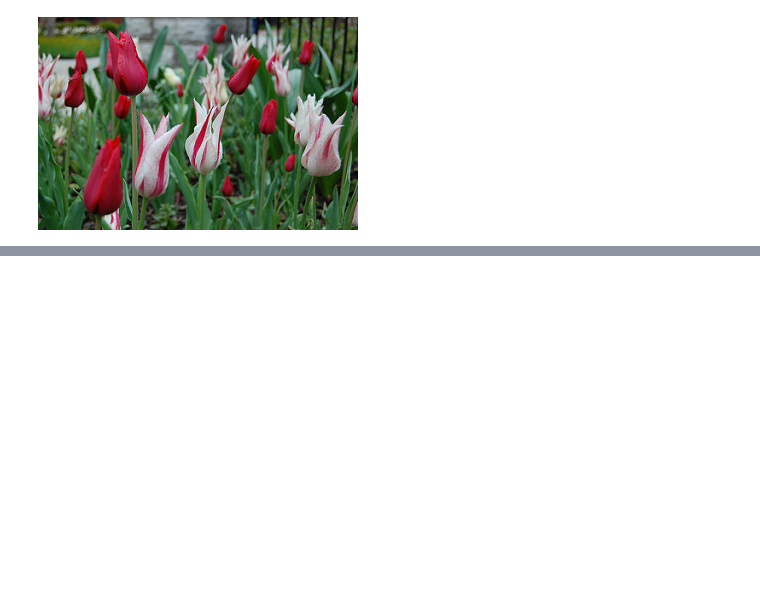
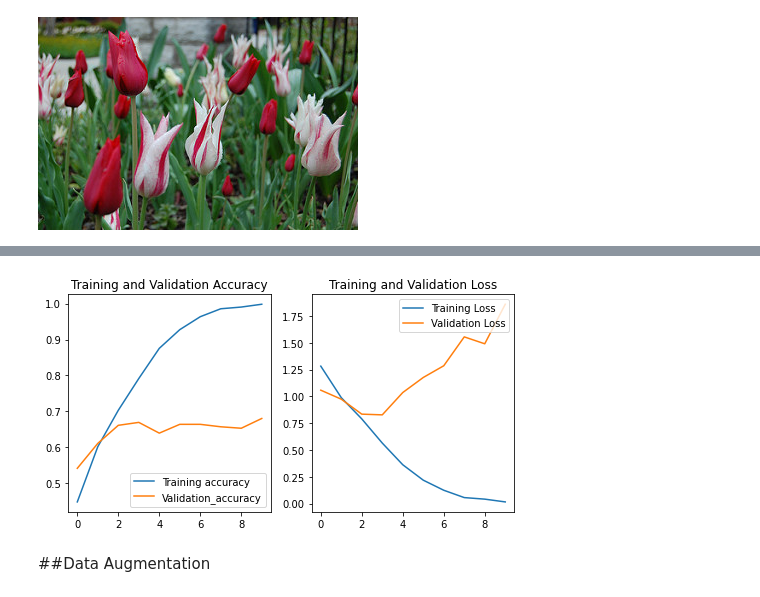
Before and after one commit to ArashDehghanyan/ml-and-vision-practices, a Jupyter notebook: Convolutional_Neural_Networks.ipynb, the cells around one changed output, grey strips where cells are left out. Cells and saved outputs as stored; diff of their text form; code cells hidden in the pictures; blank space fills up the shorter version.

```diff
--- a/Convolutional_Neural_Networks.ipynb
+++ b/Convolutional_Neural_Networks.ipynb
@@ -381,0 +429,5 @@ PIL.Image.open(str(tulips[1]))
+# %%
+AUTOMATE = tf.data.AUTOTUNE
+
+train_dataset = train_dataset.cache().shuffle(1000).prefetch(buffer_size=AUTOMATE)
+validation_dataset = validation_dataset.cache().prefetch(buffer_size=AUTOMATE)
@@ -381,0 +457,3 @@ PIL.Image.open(str(tulips[1]))
+# %%
+model = create_and_compile_model()
+model.summary()
@@ -381,0 +478,6 @@ PIL.Image.open(str(tulips[1]))
+# %%
+EPOCHS = 10
+
+history = model.fit(
+    train_dataset, validation_data=validation_dataset, epochs=EPOCHS
+)
@@ -381,0 +505,27 @@ PIL.Image.open(str(tulips[1]))
+# %%
+acc = history.history['accuracy']
+val_acc = history.history['val_accuracy']
+
+loss = history.history['loss']
+val_loss = history.history['val_loss']
+
+epoch_range = history.epoch
+# %%
+plt.figure(figsize=(8, 4))
+
+plt.subplot(1, 2, 1)
+plt.plot(epoch_range, acc, label='Training accuracy')
+plt.plot(epoch_range, val_acc, label='Validation_accuracy')
+plt.legend(loc='lower right')
+plt.title('Training and Validation Accuracy')
+
+plt.subplot(1, 2, 2)
+plt.plot(epoch_range, loss, label='Training Loss')
+plt.plot(epoch_range, val_loss, label='Validation Loss')
+plt.legend(loc='upper right')
+plt.title('Training and Validation Loss')
+plt.show()
+# %% [output]
+[figure, added]
+# %% [markdown]
+##Data Augmentation
```
Also changed, not shown: parts of 10 cells of this notebook.
